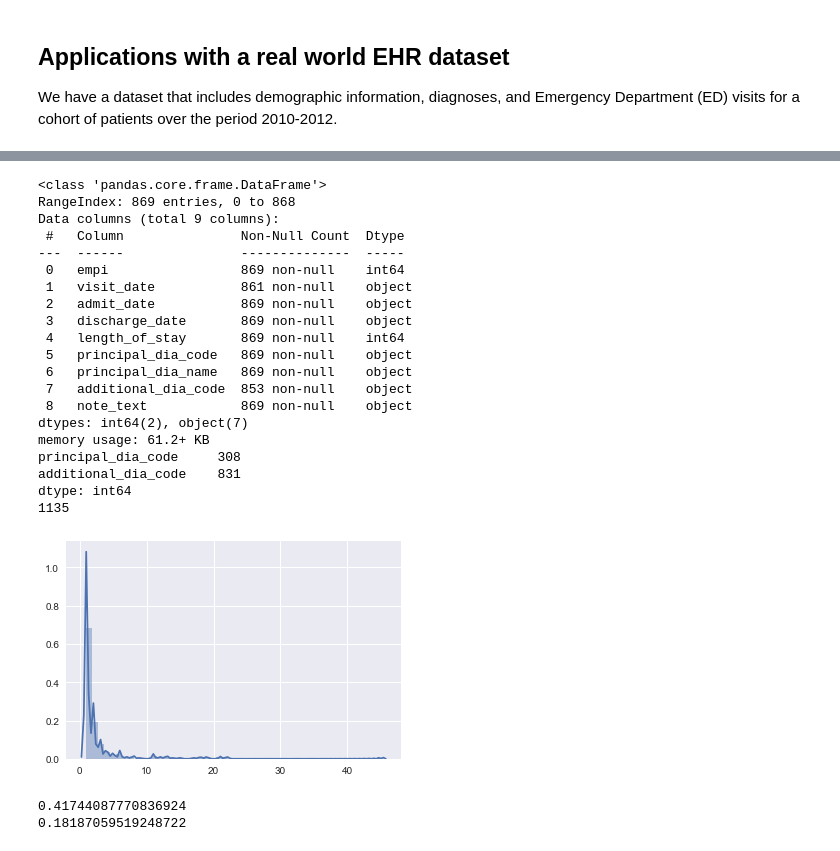
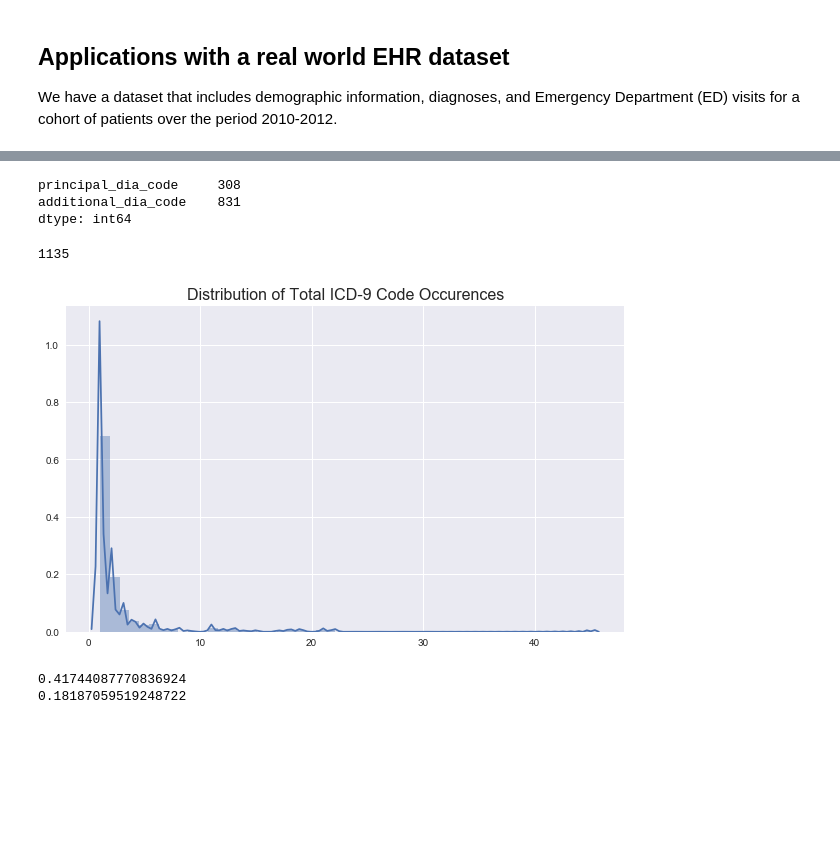
Before and after one commit to drewwilimitis/Hyperbolic-ICD-Embeddings-MIMIC3, a Jupyter notebook: hyperbolic_embedding_ICD9.ipynb, the cells around one changed output, grey strips where cells are left out. Saved outputs shown, nothing was run; the diff lists cells and outputs as text; code cells hidden in the pictures; blank space fills up the shorter version.

```diff
--- a/hyperbolic_embedding_ICD9.ipynb
+++ b/hyperbolic_embedding_ICD9.ipynb
@@ -640,34 +682,17 @@ memory usage: 25.1+ KB
 # %%
-ed_notes = pd.read_csv('data/Harvard EHR Dataset/ed_visits.txt', delimiter='$')
-ed_notes.head()
-ed_notes.info()
 diagnoses = ed_notes.principal_dia_code.value_counts().reset_index()
 diagnoses.columns = ['icd_code', 'occurences']
-print(ed_notes[['principal_dia_code', 'additional_dia_code']].nunique())
-print(len(np.unique(np.array(ed_notes.dropna()[['principal_dia_code', 'additional_dia_code']]))))
-sns.distplot(diagnoses.occurences.values);
+ed_notes[['principal_dia_code', 'additional_dia_code']].nunique()
+len(np.unique(ed_notes.dropna()[['principal_dia_code', 'additional_dia_code']].values))
+_ = plt.figure(figsize=(10,6))
+_ = plt.title('Distribution of Total ICD-9 Code Occurences', size=16)
+_ = sns.distplot(diagnoses.occurences.values)
 # %% [output]
-<class 'pandas.core.frame.DataFrame'>
-RangeIndex: 869 entries, 0 to 868
-Data columns (total 9 columns):
- #   Column               Non-Null Count  Dtype
----  ------               --------------  -----
- 0   empi                 869 non-null    int64
- 1   visit_date           861 non-null    object
- 2   admit_date           869 non-null    object
- 3   discharge_date       869 non-null    object
- 4   length_of_stay       869 non-null    int64
- 5   principal_dia_code   869 non-null    object
- 6   principal_dia_name   869 non-null    object
- 7   additional_dia_code  853 non-null    object
- 8   note_text            869 non-null    object
-dtypes: int64(2), object(7)
-memory usage: 61.2+ KB
 principal_dia_code     308
 additional_dia_code    831
 dtype: int64
-1135
+1135
-[figure, old version]
+[figure, new version]
 # %%
 edges = []
 for i in range(len(ed_notes)):
```
Also changed, not shown: parts of 8 cells of this notebook.
